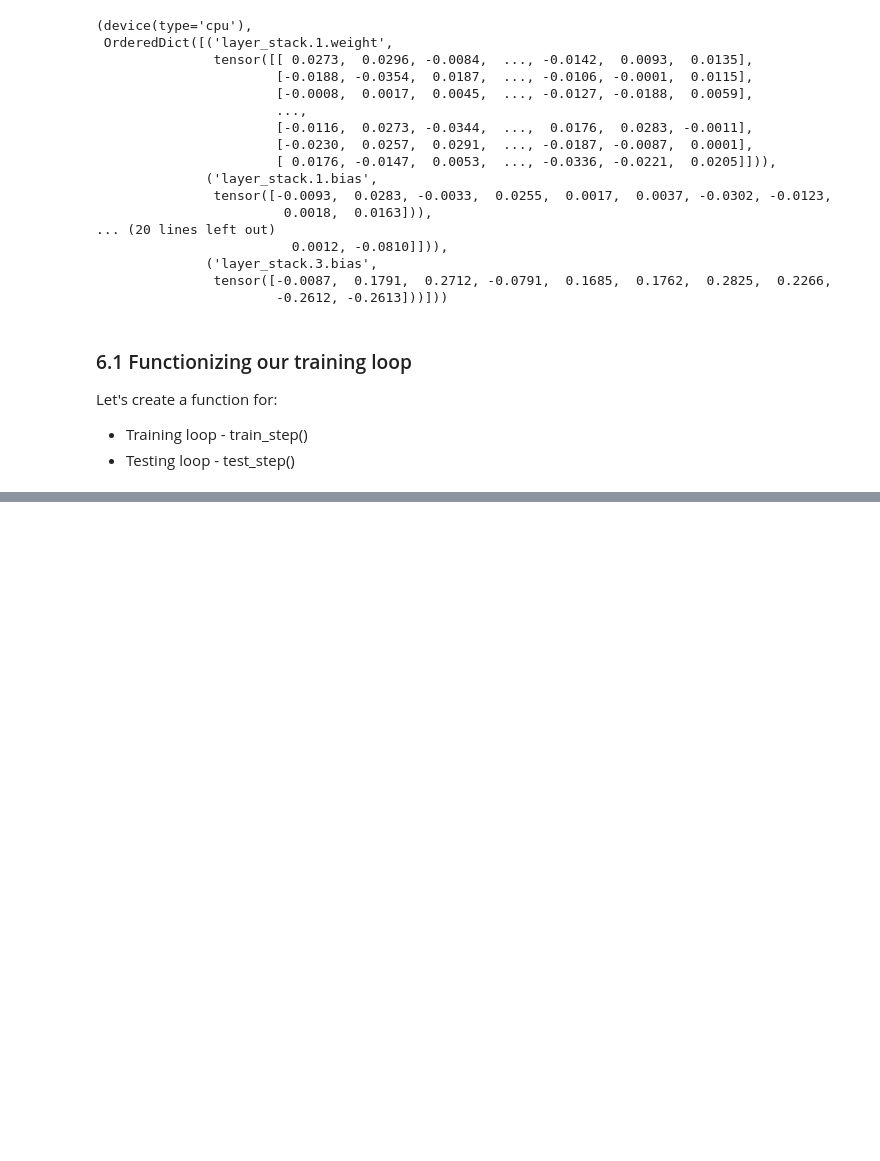
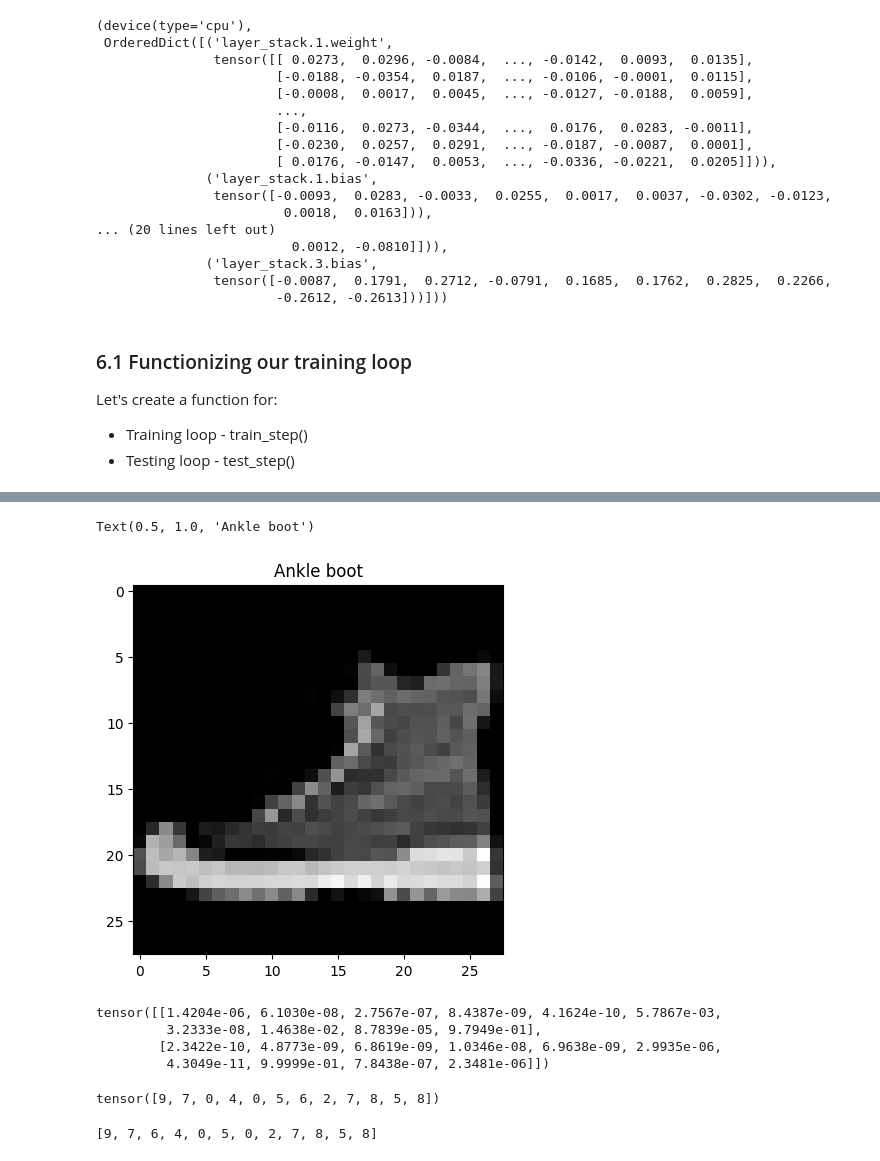
Before and after one commit to arnavv007/PyTorch, a Jupyter notebook: Learning the Basics/28.ipynb, the cells around one changed output, grey strips where cells are left out. Cells and saved outputs as stored; diff of their text form; code cells hidden in the pictures; blank space fills up the shorter version.

```diff
--- a/Learning the Basics/28.ipynb
+++ b/Learning the Basics/28.ipynb
@@ -147,11 +154,11 @@ BATCH_SIZE = 32
 
 train_dataloader = DataLoader(dataset=train_data,
                               batch_size=BATCH_SIZE,
-                              shuffle=True)
+                              shuffle=False)
 
 test_dataloader = DataLoader(dataset=test_data,
                          batch_size=BATCH_SIZE,
-                         shuffle=True)
+                         shuffle=False)
 
 train_dataloader, test_dataloader
 # %% [output]
@@ -601,0 +941,25 @@ Train time on cpu : 9.990 seconds
+# %%
+plt.imshow(test_samples[0].squeeze(), cmap="gray")
+plt.title(class_names[test_labels[0]])
+# %% [output]
+Text(0.5, 1.0, 'Ankle boot')
+[figure, added]
+# %%
+pred_probs = make_predictions(model=model_2,
+                              data=test_samples)
+
+pred_probs[:2]
+# %% [output]
+tensor([[1.4204e-06, 6.1030e-08, 2.7567e-07, 8.4387e-09, 4.1624e-10, 5.7867e-03,
+         3.2333e-08, 1.4638e-02, 8.7839e-05, 9.7949e-01],
+        [2.3422e-10, 4.8773e-09, 6.8619e-09, 1.0346e-08, 6.9638e-09, 2.9935e-06,
+         4.3049e-11, 9.9999e-01, 7.8438e-07, 2.3481e-06]])
+# %%
+pred_classes = pred_probs.argmax(dim=1)
+pred_classes
+# %% [output]
+tensor([9, 7, 0, 4, 0, 5, 6, 2, 7, 8, 5, 8])
+# %%
+test_labels
+# %% [output]
+[9, 7, 6, 4, 0, 5, 0, 2, 7, 8, 5, 8]
```
Also changed, not shown: parts of 52 cells of this notebook, 1 other file.
